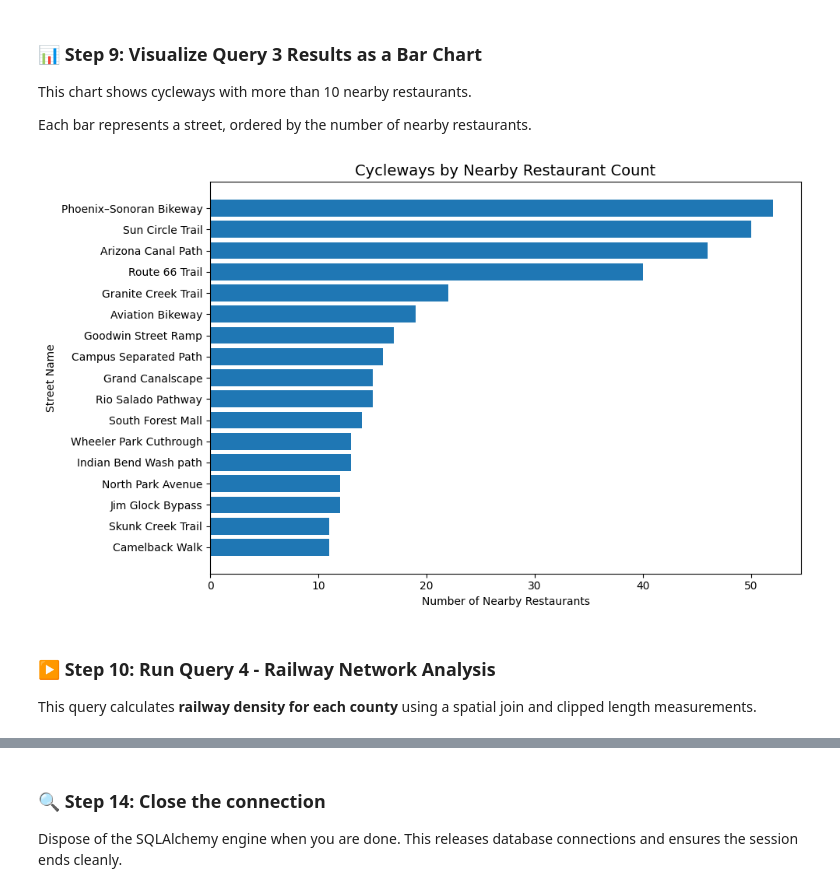
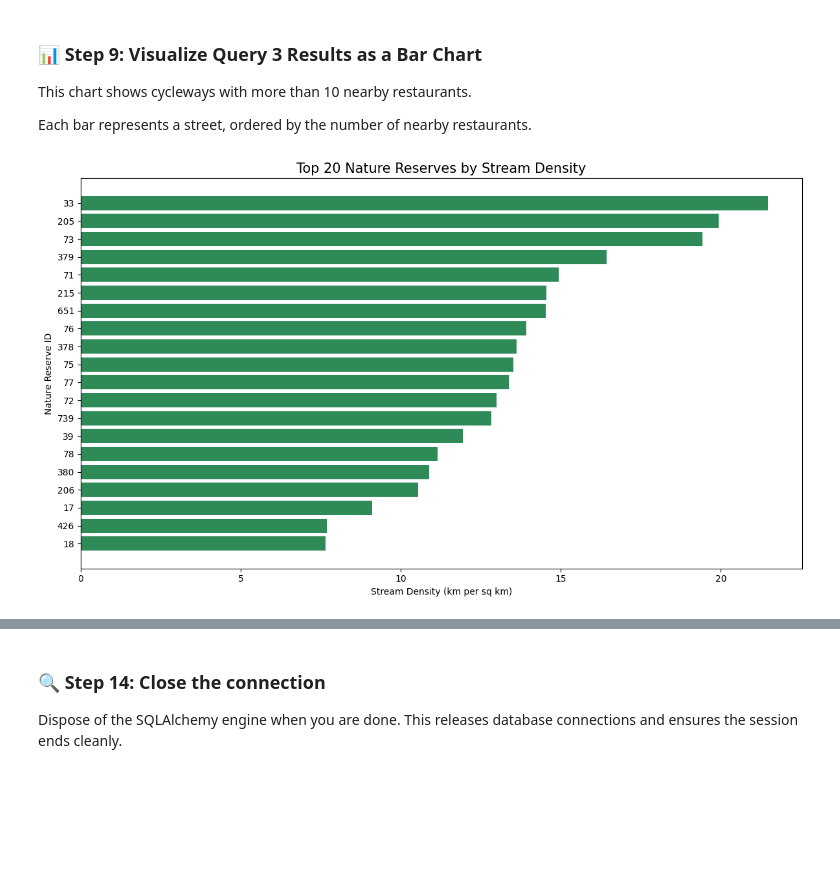
Before and after one commit to Thompson-Anita/gist604b-osm-postgis-fa26, a Jupyter notebook: notebooks/osm_postgis_queries_colorado_Thompson.ipynb, the cells around one changed output, grey strips where cells are left out. Drawn from its saved outputs; the diff is of its cells as text; code cells hidden in the pictures; blank space fills up the shorter version.

Commit message:
completed 04_osm_stream_density_by_nature_reserve.sql query and added visualization of stream density by nature reserve in Colorado.

```diff
--- a/notebooks/osm_postgis_queries_colorado_Thompson.ipynb
+++ b/notebooks/osm_postgis_queries_colorado_Thompson.ipynb
@@ -471,14 +493,14 @@ This query identifies streets (cycleways) with the highest number of restaurants
 # %%
-query_3_file = Path("../sql/arizona/03_osm_restaurants_near_streets.sql")
+query_4_file = Path("/workspaces/gist604b-osm-postgis-fa26/sql colorado/colorado/04_osm_stream_density_by_nature_reserve.sql")
 
 # Read SQL query from file
-query_3_sql = query_3_file.read_text(encoding="utf-8")
+query_4_sql = query_4_file.read_text(encoding="utf-8")
 
 # Execute query and load result as a GeoDataFrame
 try:
-    query_3_results = gpd.read_postgis(query_3_sql, engine, geom_col="geom")
+    query_4_results = gpd.read_postgis(query_4_sql, engine, geom_col="geom")
     # Display results
-    display(query_3_results)
+    display(query_4_results)
 except Exception as e:
     print("❌ Query failed:")
     print(e)
@@ -508,34 +525,43 @@ This chart shows cycleways with more than 10 nearby restaurants.
 
 Each bar represents a street, ordered by the number of nearby restaurants.
 # %%
-viz_column = "nearby_restaurant_count"
+
+import matplotlib.pyplot as plt
+
+# Column used for visualization
+viz_column = "stream_density_km_per_sq_km"
 
 # Prepare data
 bar_df = (
-    query_3_results[["street_name", viz_column]]
+    query_4_results[
+        ["reserve_id", viz_column]
+    ]
     .sort_values(viz_column, ascending=False)
+    .head(20)
     .copy()
 )
 
-fig, ax = plt.subplots(figsize=(10, 6))
+# Create bar chart
+fig, ax = plt.subplots(figsize=(12, 7))
 
 ax.barh(
-    bar_df["street_name"],
-    bar_df[viz_column]
+    bar_df["reserve_id"].astype(str),
+    bar_df[viz_column],
+    color="seagreen"
 )
 
-ax.set_title("Cycleways by Nearby Restaurant Count", fontsize=14)
-ax.set_xlabel("Number of Nearby Restaurants")
-ax.set_ylabel("Street Name")
+ax.set_title(
+    "Top 20 Nature Reserves by Stream Density",
+    fontsize=15
+)
+
+ax.set_xlabel("Stream Density (km per sq km)")
+ax.set_ylabel("Nature Reserve ID")
 
 # Highest values on top
 ax.invert_yaxis()
 
 plt.tight_layout()
 plt.show()
 # %% [output]
-[figure, old version]
+[figure, new version]
-# %% [markdown]
-### ▶️ Step 10: Run Query 4 - Railway Network Analysis
-
-This query calculates **railway density for each county** using a spatial join and clipped length measurements.
```
Also changed, not shown: parts of 11 cells of this notebook, 1 other file.
